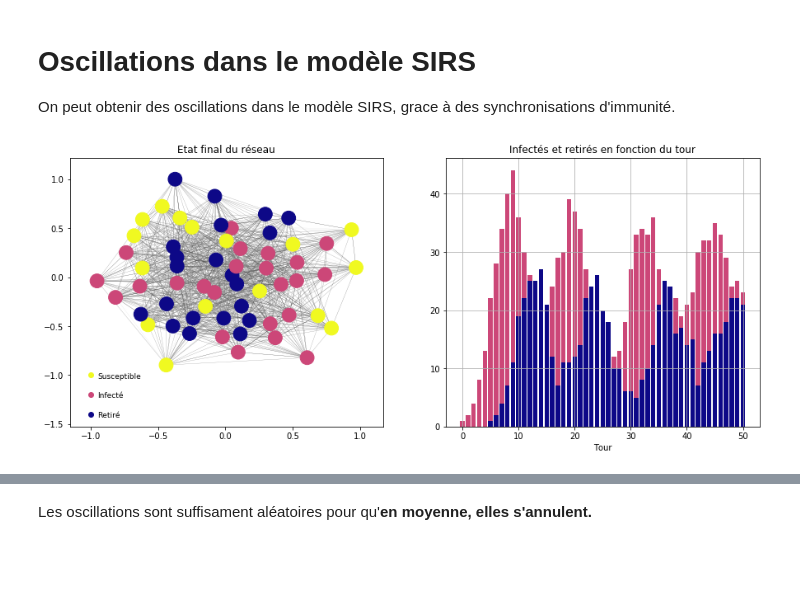
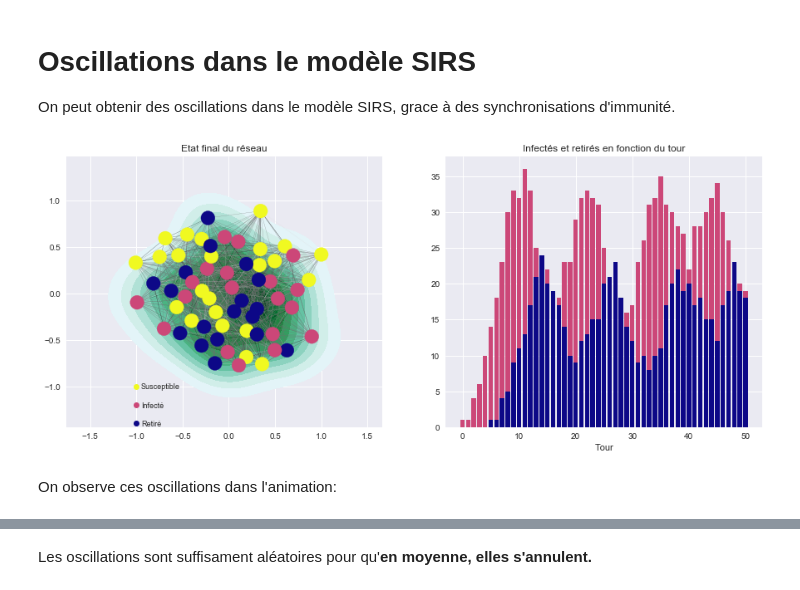
Before and after one commit to farid-fari/epidemics, a Jupyter notebook: epidemics/Exemples.ipynb, the cells around one changed output, grey strips where cells are left out. Saved outputs shown, nothing was run; the diff lists cells and outputs as text; code cells hidden in the pictures; blank space fills up the shorter version.

Commit message:
ajout du mode animation et du mode chaleur mises à jour des exemples

```diff
--- a/epidemics/Exemples.ipynb
+++ b/epidemics/Exemples.ipynb
@@ -50,6 +51,8 @@ branching.plot(n=5, k=3, p=0.8)
 # Oscillations dans le modèle SIRS
 On peut obtenir des oscillations dans le modèle SIRS, grace à des synchronisations d'immunité.
 # %%
-sirs.plot(turns=50)
+sirs_heat.plot(turns=50)
 # %% [output]
-[figure, old version]
+[figure, new version]
+# %% [markdown]
+On observe ces oscillations dans l'animation:
```
Also changed, not shown: parts of 5 cells of this notebook, 3 other files.
